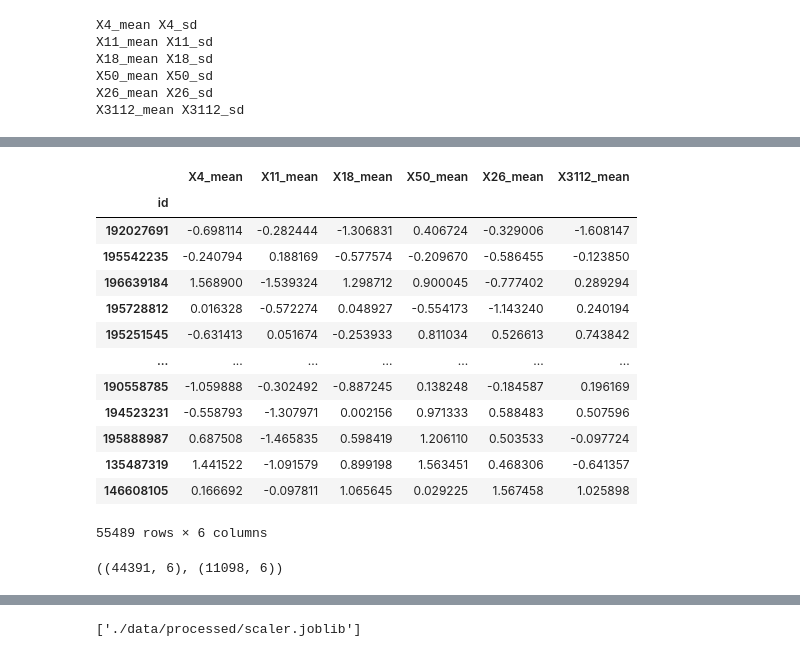
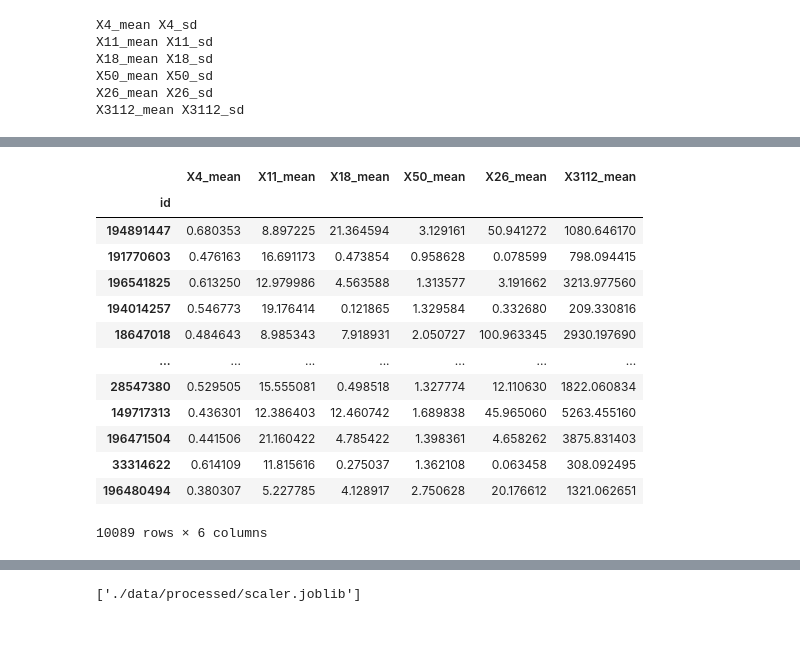
Before and after one commit to ashen007/PlantTraitsSubmission, a Jupyter notebook: pre-process.ipynb, the cells around one changed output, grey strips where cells are left out. Cells and saved outputs as stored; diff of their text form; code cells hidden in the pictures.

```diff
--- a/pre-process.ipynb
+++ b/pre-process.ipynb
@@ -81 +79,19 @@ train[tar_features]
+# %%
+val_targets = trimmer.transform(valid_xs[tar_features])
+val_targets
+# %% [output]
+|  | X4_mean | X11_mean | X18_mean | X50_mean | X26_mean | X3112_mean |
+| id |  |  |  |  |  |  |
+| 194891447 | 0.680353 | 8.897225 | 21.364594 | 3.129161 | 50.941272 | 1080.646170 |
+| 191770603 | 0.476163 | 16.691173 | 0.473854 | 0.958628 | 0.078599 | 798.094415 |
+| 196541825 | 0.613250 | 12.979986 | 4.563588 | 1.313577 | 3.191662 | 3213.977560 |
+| 194014257 | 0.546773 | 19.176414 | 0.121865 | 1.329584 | 0.332680 | 209.330816 |
+| 18647018 | 0.484643 | 8.985343 | 7.918931 | 2.050727 | 100.963345 | 2930.197690 |
+| ... | ... | ... | ... | ... | ... | ... |
+| 28547380 | 0.529505 | 15.555081 | 0.498518 | 1.327774 | 12.110630 | 1822.060834 |
+| 149717313 | 0.436301 | 12.386403 | 12.460742 | 1.689838 | 45.965060 | 5263.455160 |
+| 196471504 | 0.441506 | 21.160422 | 4.785422 | 1.398361 | 4.658262 | 3875.831403 |
+| 33314622 | 0.614109 | 11.815616 | 0.275037 | 1.362108 | 0.063458 | 308.092495 |
+| 196480494 | 0.380307 | 5.227785 | 4.128917 | 2.750628 | 20.176612 | 1321.062651 |
+10089 rows × 6 columns
 # %%
@@ -94,23 +122,3 @@ y_train = scaler.fit_transform(y_train)
 # %%
-y_train = pd.DataFrame(y_train, columns=tar_features).set_index(train.index)
-y_train
+y_train = pd.DataFrame(y_train, columns=tar_features).set_index(targets.index)
+y_val = pd.DataFrame(y_val, columns=tar_features).set_index(val_targets.index)
-# %% [output]
-|  | X4_mean | X11_mean | X18_mean | X50_mean | X26_mean | X3112_mean |
-| id |  |  |  |  |  |  |
-| 192027691 | -0.698114 | -0.282444 | -1.306831 | 0.406724 | -0.329006 | -1.608147 |
-| 195542235 | -0.240794 | 0.188169 | -0.577574 | -0.209670 | -0.586455 | -0.123850 |
-| 196639184 | 1.568900 | -1.539324 | 1.298712 | 0.900045 | -0.777402 | 0.289294 |
-| 195728812 | 0.016328 | -0.572274 | 0.048927 | -0.554173 | -1.143240 | 0.240194 |
-| 195251545 | -0.631413 | 0.051674 | -0.253933 | 0.811034 | 0.526613 | 0.743842 |
-| ... | ... | ... | ... | ... | ... | ... |
-| 190558785 | -1.059888 | -0.302492 | -0.887245 | 0.138248 | -0.184587 | 0.196169 |
-| 194523231 | -0.558793 | -1.307971 | 0.002156 | 0.971333 | 0.588483 | 0.507596 |
-| 195888987 | 0.687508 | -1.465835 | 0.598419 | 1.206110 | 0.503533 | -0.097724 |
-| 135487319 | 1.441522 | -1.091579 | 0.899198 | 1.563451 | 0.468306 | -0.641357 |
-| 146608105 | 0.166692 | -0.097811 | 1.065645 | 0.029225 | 1.567458 | 1.025898 |
-55489 rows × 6 columns
-# %%
-train_xs, valid_xs = train_test_split(y_train, test_size=0.2, random_state=seed)
-train_xs.shape, valid_xs.shape
-# %% [output]
-((44391, 6), (11098, 6))
```
Also changed, not shown: parts of 14 cells of this notebook, 8 other files.
